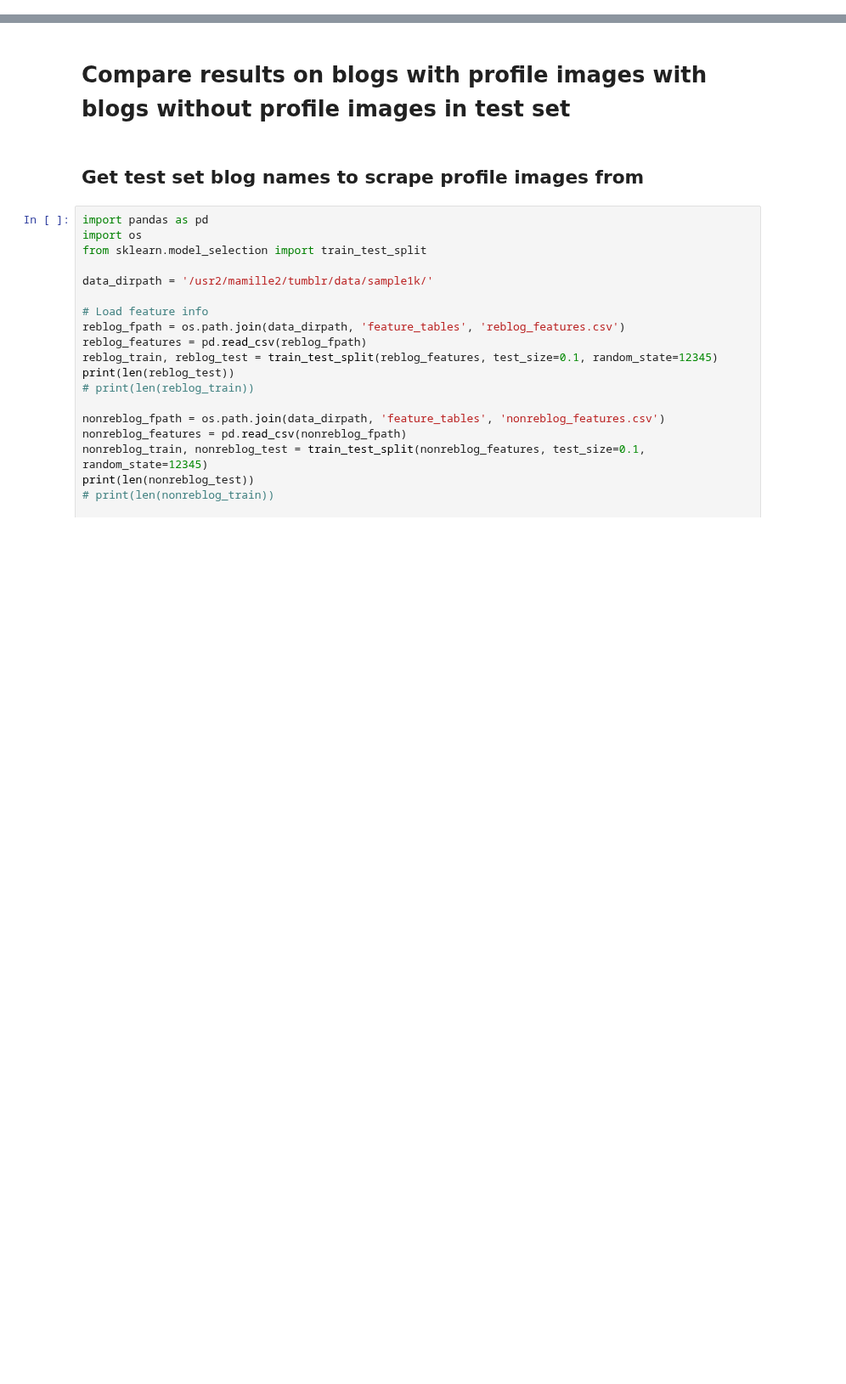
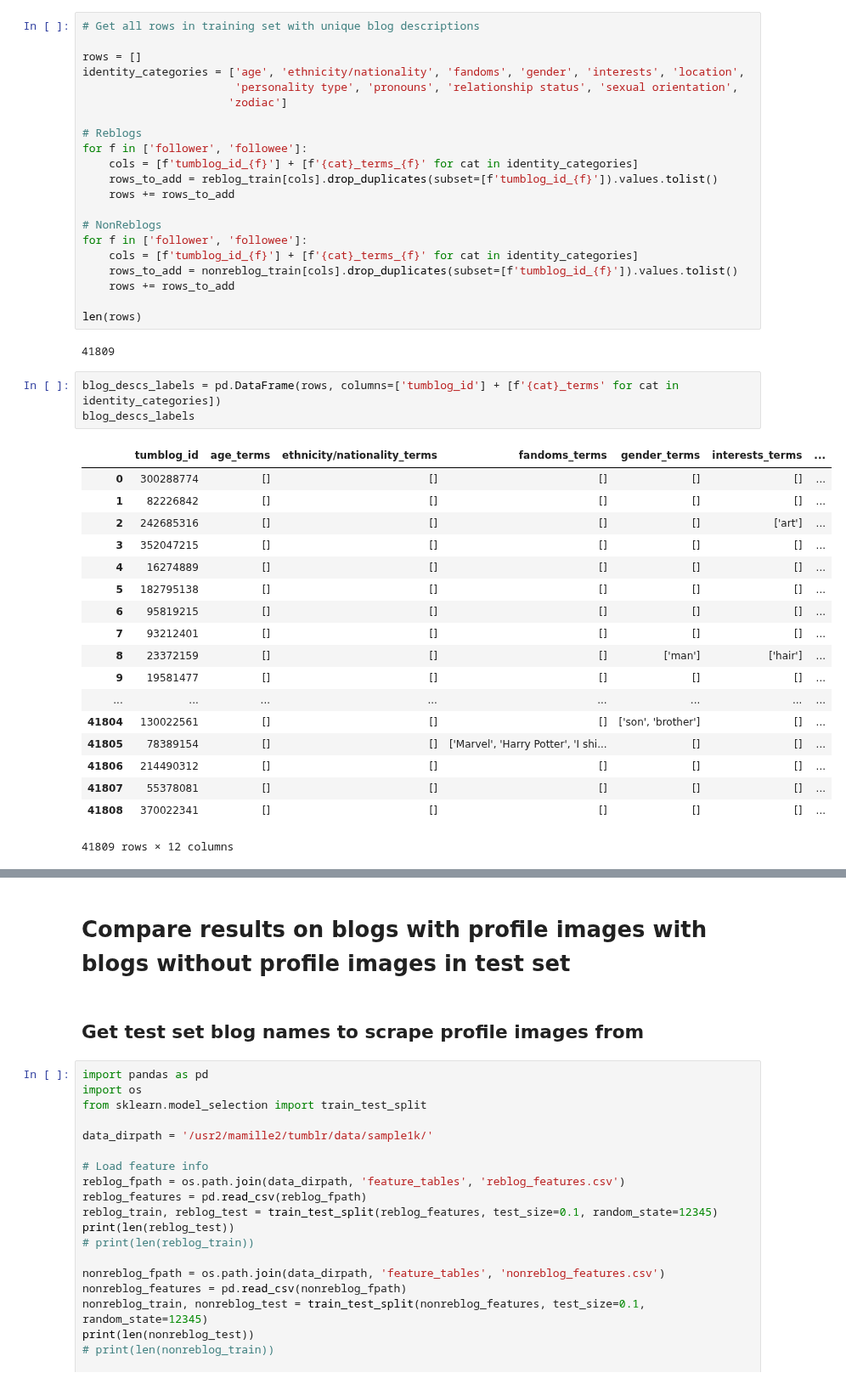
Before and after one commit to michaelmilleryoder/tumblr-scripts, a Jupyter notebook: jupyter/icwsm2020_resubmission.ipynb, the cells around one changed output, grey strips where cells are left out. Shown at 85% size. Saved outputs shown, nothing was run; the diff lists cells and outputs as text; blank space fills up the shorter version.

```diff
--- a/jupyter/icwsm2020_resubmission.ipynb
+++ b/jupyter/icwsm2020_resubmission.ipynb
@@ -0,0 +35,45 @@
+# %%
+# Get all rows in training set with unique blog descriptions
+
+rows = []
+identity_categories = ['age', 'ethnicity/nationality', 'fandoms', 'gender', 'interests', 'location',
+                       'personality type', 'pronouns', 'relationship status', 'sexual orientation',
+                      'zodiac']
+
+# Reblogs
+for f in ['follower', 'followee']:
+    cols = [f'tumblog_id_{f}'] + [f'{cat}_terms_{f}' for cat in identity_categories]
+    rows_to_add = reblog_train[cols].drop_duplicates(subset=[f'tumblog_id_{f}']).values.tolist()
+    rows += rows_to_add
+
+# NonReblogs
+for f in ['follower', 'followee']:
+    cols = [f'tumblog_id_{f}'] + [f'{cat}_terms_{f}' for cat in identity_categories]
+    rows_to_add = nonreblog_train[cols].drop_duplicates(subset=[f'tumblog_id_{f}']).values.tolist()
+    rows += rows_to_add
+
+len(rows)
+# %% [output]
+41809
+# %%
+blog_descs_labels = pd.DataFrame(rows, columns=['tumblog_id'] + [f'{cat}_terms' for cat in identity_categories])
+blog_descs_labels
+# %% [output]
+|  | tumblog_id | age_terms | ethnicity/nationality_terms | fandoms_terms | gender_terms | interests_terms | ... |
+| 0 | 300288774 | [] | [] | [] | [] | [] | ... |
+| 1 | 82226842 | [] | [] | [] | [] | [] | ... |
+| 2 | 242685316 | [] | [] | [] | [] | ['art'] | ... |
+| 3 | 352047215 | [] | [] | [] | [] | [] | ... |
+| 4 | 16274889 | [] | [] | [] | [] | [] | ... |
+| 5 | 182795138 | [] | [] | [] | [] | [] | ... |
+| 6 | 95819215 | [] | [] | [] | [] | [] | ... |
+| 7 | 93212401 | [] | [] | [] | [] | [] | ... |
+| 8 | 23372159 | [] | [] | [] | ['man'] | ['hair'] | ... |
+| 9 | 19581477 | [] | [] | [] | [] | [] | ... |
+| ... | ... | ... | ... | ... | ... | ... | ... |
+| 41804 | 130022561 | [] | [] | [] | ['son', 'brother'] | [] | ... |
+| 41805 | 78389154 | [] | [] | ['Marvel', 'Harry Potter', 'I shi... | [] | [] | ... |
+| 41806 | 214490312 | [] | [] | [] | [] | [] | ... |
+| 41807 | 55378081 | [] | [] | [] | [] | [] | ... |
+| 41808 | 370022341 | [] | [] | [] | [] | [] | ... |
+41809 rows × 12 columns
```
Also changed, not shown: parts of 4 cells of this notebook, 1 other file.
